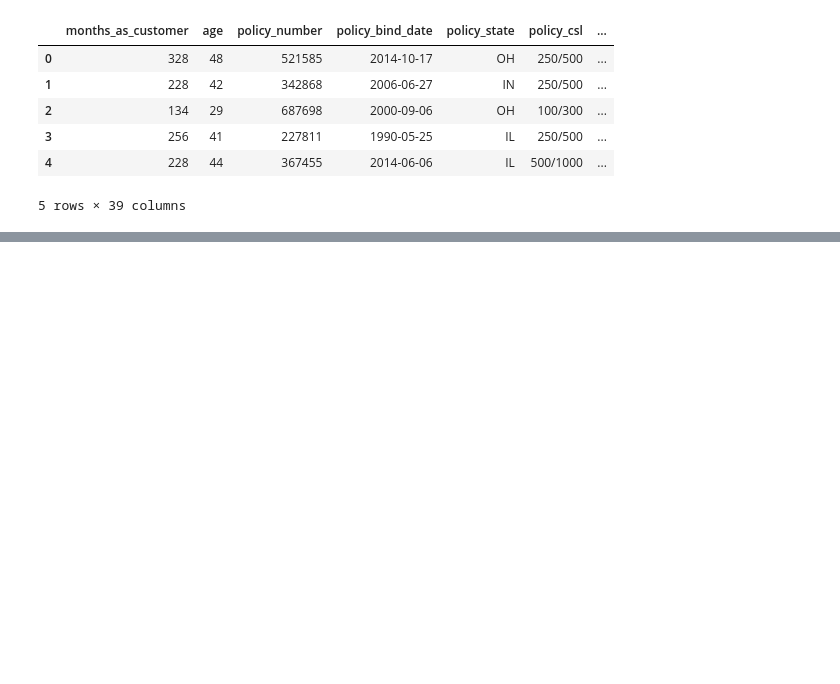
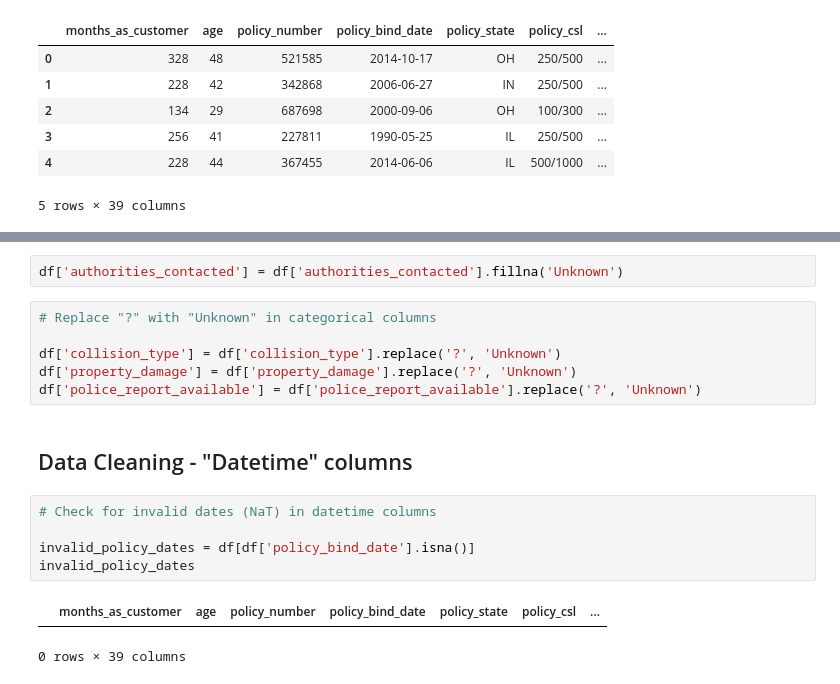
Before and after one commit to yingcheuk/fraud-detector, a Jupyter notebook: notebooks/01_data_exploration.ipynb, the cells around one changed output, grey strips where cells are left out. Saved outputs shown, nothing was run; the diff lists cells and outputs as text; blank space fills up the shorter version.

Commit message:
data cleaning

```diff
--- a/notebooks/01_data_exploration.ipynb
+++ b/notebooks/01_data_exploration.ipynb
@@ -13,0 +174,18 @@ df.head()
+# %%
+df['authorities_contacted'] = df['authorities_contacted'].fillna('Unknown')
+# %%
+# Replace "?" with "Unknown" in categorical columns
+
+df['collision_type'] = df['collision_type'].replace('?', 'Unknown')
+df['property_damage'] = df['property_damage'].replace('?', 'Unknown')
+df['police_report_available'] = df['police_report_available'].replace('?', 'Unknown')
+# %% [markdown]
+## Data Cleaning - "Datetime" columns
+# %%
+# Check for invalid dates (NaT) in datetime columns
+
+invalid_policy_dates = df[df['policy_bind_date'].isna()]
+invalid_policy_dates
+# %% [output]
+|  | months_as_customer | age | policy_number | policy_bind_date | policy_state | policy_csl | ... |
+0 rows × 39 columns
```
Also changed, not shown: parts of 16 cells of this notebook, 1 other file.
